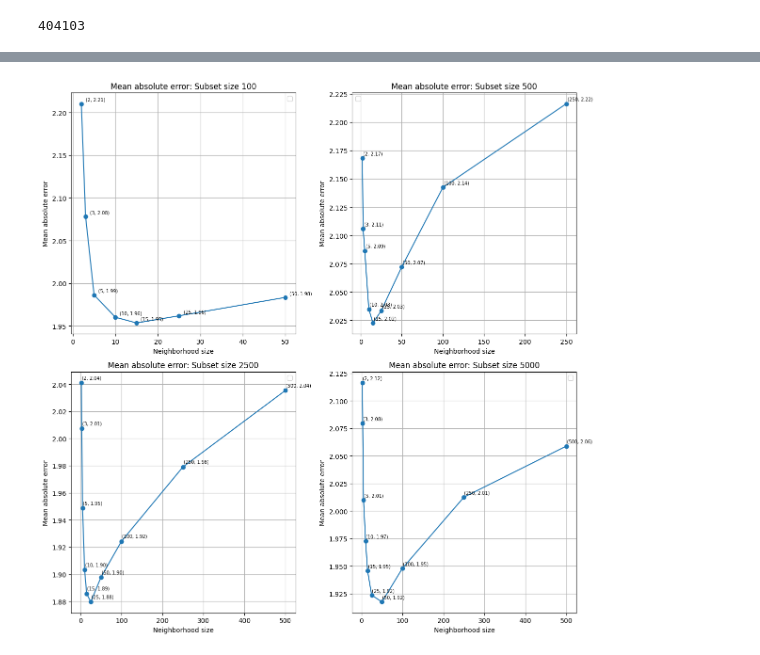
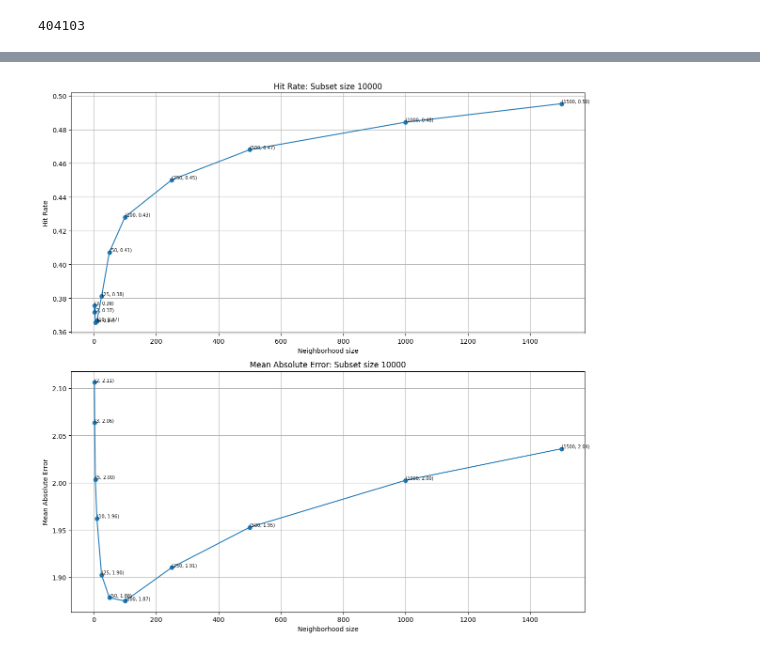
Before and after one commit to huang0h/ds4420-project, a Jupyter notebook: hybrid_collaborative_filtering/working_no-lyrics.ipynb, the cells around one changed output, grey strips where cells are left out. Drawn from its saved outputs; the diff is of its cells as text; code cells hidden in the pictures.

```diff
--- a/hybrid_collaborative_filtering/working_no-lyrics.ipynb
+++ b/hybrid_collaborative_filtering/working_no-lyrics.ipynb
@@ -267,13 +268,11 @@ def simulate_subset(subset_size, rand, neighborhood_sizes):
     return user_similarity, subset_index_mapping, index_subset_mapping, neighborhood_analysis
 # %%
 # subset_sizes = [100, 500, 2500, 5000]
-subset_sizes = [1000, 2500]
-neighborhood_sizes = [2, 3, 5, 10, 15, 25, 50, 100, 250, 500]
+subset_sizes = [10_000]
+neighborhood_sizes = [2, 3, 5, 10, 25, 50, 100, 250, 500, 1000, 1500]
 
 results = {}
 
 for size in subset_sizes:
-    results[size] = simulate_subset(size, rand, [s for s in neighborhood_sizes if s < size])[3]
-
-results
+    results[size] = simulate_subset(size, rand, [s for s in neighborhood_sizes if s < size], cosine_user_sim)
 # %% [output]
@@ -306,11 +295,0 @@ i=3122500/3123750 | 99.960%
-# %%
-# subset_sizes = [100, 500, 2500, 5000]
-subset_sizes = [1000, 2500]
-neighborhood_sizes = [2, 3, 5, 10, 15, 25, 50, 100, 250, 500]
-
-results = {}
-
-for size in subset_sizes:
-    results[size] = simulate_subset(size, rand, [s for s in neighborhood_sizes if s < size])[3]
-
-results
@@ -344,23 +296,25 @@ i=3122500/3123750 | 99.960%
 # %%
-# Plot results, one line for each subset size
-fig, axs = plt.subplots(2, 2, figsize=(12, 12))
+fig, axs = plt.subplots(2, 1, figsize=(12, 12))
 
-for i, ax in enumerate(axs.flatten()):
-    size = subset_sizes[i]
+labels=['Hit Rate', 'Mean Absolute Error']
+index_num = [3, 2]
+for axnum, ax in enumerate(axs.flatten()):
+    index = index_num[axnum]
+    label = labels[axnum]
+    size = subset_sizes[0]
     this_neighborhood_sizes = [s for s in neighborhood_sizes if s < size]
 
-    ax.plot(this_neighborhood_sizes, [r[1] for r in results[size]], marker='o')
+    ax.plot(this_neighborhood_sizes, [r[index] for r in results[size][3]], marker='o', label=label)
 
     for i, _ in enumerate(this_neighborhood_sizes):
-        ax.text(this_neighborhood_sizes[i] + 1, results[size][i][1] + 0.002, f'({this_neighborhood_sizes[i]}, {results[size][i][1]:.2f})', fontsize=7, ha='left', va='bottom')
+        ax.text(this_neighborhood_sizes[i], results[size][3][i][index], f'({this_neighborhood_sizes[i]}, {results[size][3][i][index]:.2f})', fontsize=7, ha='left', va='bottom')
 
-    ax.set_title(f'Mean absolute error: Subset size {size}')
+    ax.set_title(f'{label}: Subset size {size}')
     ax.set_xlabel('Neighborhood size')
-    ax.set_ylabel('Mean absolute error')
-    ax.legend()
+    ax.set_ylabel(label)
     ax.grid(True)
 
 plt.tight_layout()
 plt.show()
 # %% [output]
-[figure, old version]
+[figure, new version]
```
Also changed, not shown: parts of 9 cells of this notebook, 2 other files.
